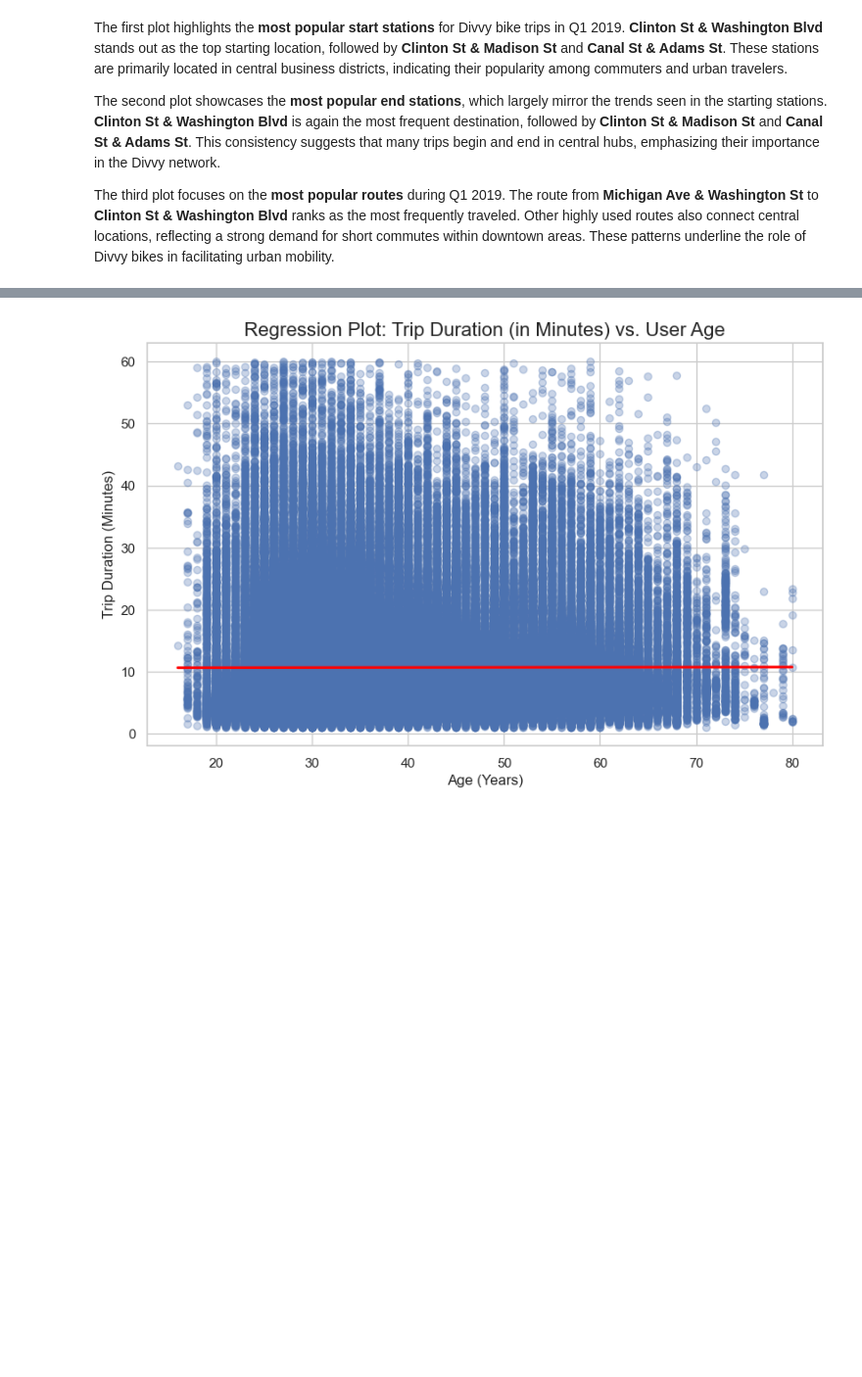
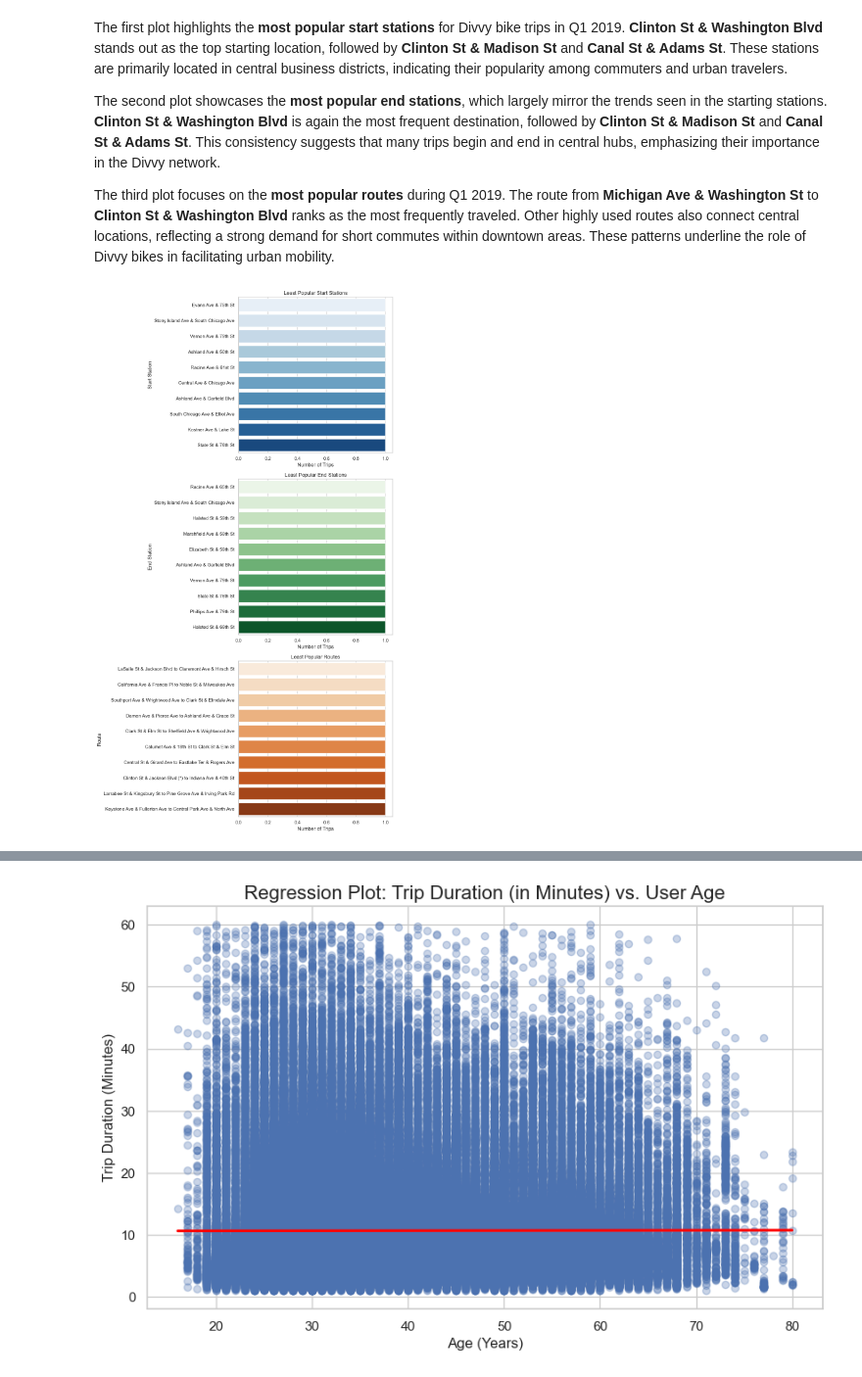
Before and after one commit to Galal-Abdelaziz/PFDA-project, a Jupyter notebook: project.ipynb, the cells around one changed output, grey strips where cells are left out. Shown at 98% size. Saved outputs shown, nothing was run; the diff lists cells and outputs as text; code cells hidden in the pictures; blank space fills up the shorter version.

```diff
--- a/project.ipynb
+++ b/project.ipynb
@@ -419,3 +424,32 @@ The first plot highlights the **most popular start stations** for Divvy bike tri
 The second plot showcases the **most popular end stations**, which largely mirror the trends seen in the starting stations. **Clinton St & Washington Blvd** is again the most frequent destination, followed by **Clinton St & Madison St** and **Canal St & Adams St**. This consistency suggests that many trips begin and end in central hubs, emphasizing their importance in the Divvy network.
 
 The third plot focuses on the **most popular routes** during Q1 2019. The route from **Michigan Ave & Washington St** to **Clinton St & Washington Blvd** ranks as the most frequently traveled. Other highly used routes also connect central locations, reflecting a strong demand for short commutes within downtown areas. These patterns underline the role of Divvy bikes in facilitating urban mobility.
+# %%
+fig, axes = plt.subplots(3, 1, figsize=(10, 18))
+
+# Least Popular Start Stations
+least_popular_start_stations = df['from_station_name'].value_counts().nsmallest(10)
+sns.barplot(ax=axes[0], x=least_popular_start_stations.values, y=least_popular_start_stations.index, palette='Blues')
+axes[0].set_title('Least Popular Start Stations')
+axes[0].set_xlabel('Number of Trips')
+axes[0].set_ylabel('Start Station')
+
+# Least Popular End Stations
+least_popular_end_stations = df['to_station_name'].value_counts().nsmallest(10)
+sns.barplot(ax=axes[1], x=least_popular_end_stations.values, y=least_popular_end_stations.index, palette='Greens')
+axes[1].set_title('Least Popular End Stations')
+axes[1].set_xlabel('Number of Trips')
+axes[1].set_ylabel('End Station')
+
+# Least Popular Routes
+df['route'] = df['from_station_name'] + ' to ' + df['to_station_name']
+least_popular_routes = df['route'].value_counts().nsmallest(10)
+sns.barplot(ax=axes[2], x=least_popular_routes.values, y=least_popular_routes.index, palette='Oranges')
+axes[2].set_title('Least Popular Routes')
+axes[2].set_xlabel('Number of Trips')
+axes[2].set_ylabel('Route')
+
+plt.tight_layout()
+plt.show()
+# %% [output]
+[figure, added]
```
Also changed, not shown: parts of 8 cells of this notebook.
